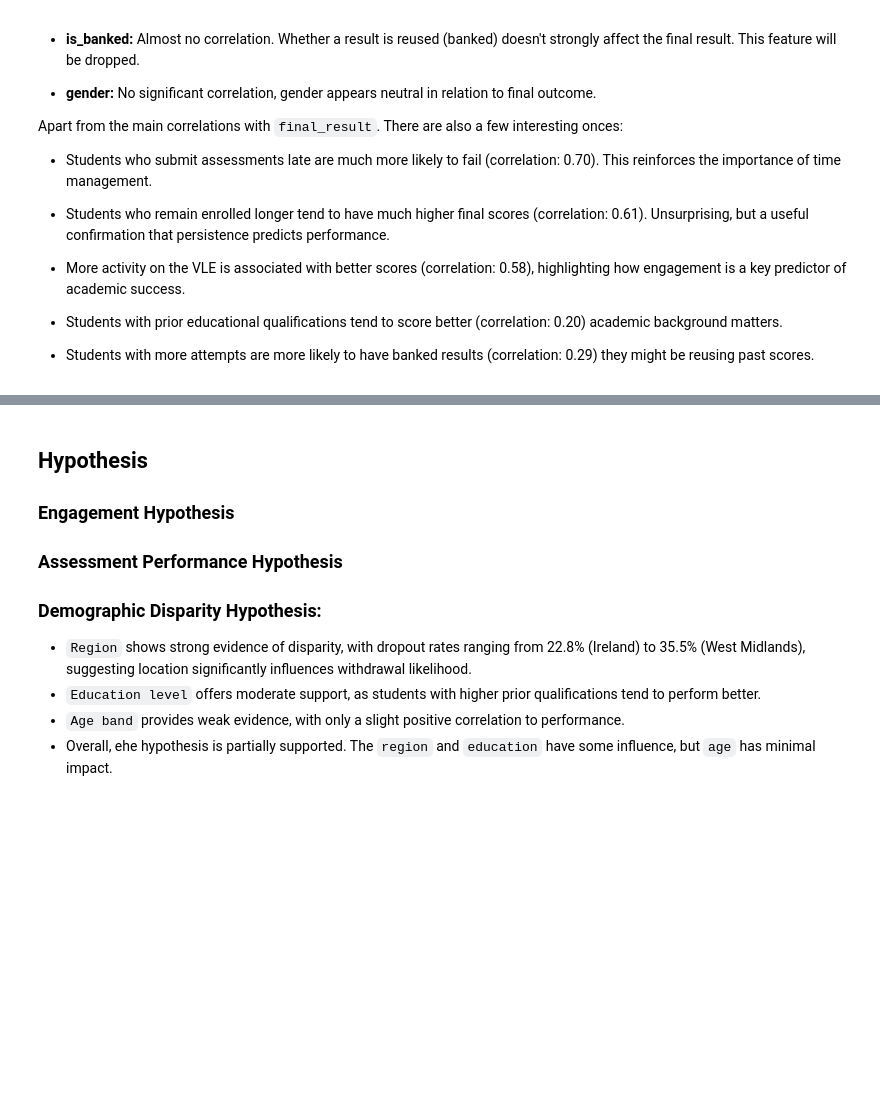
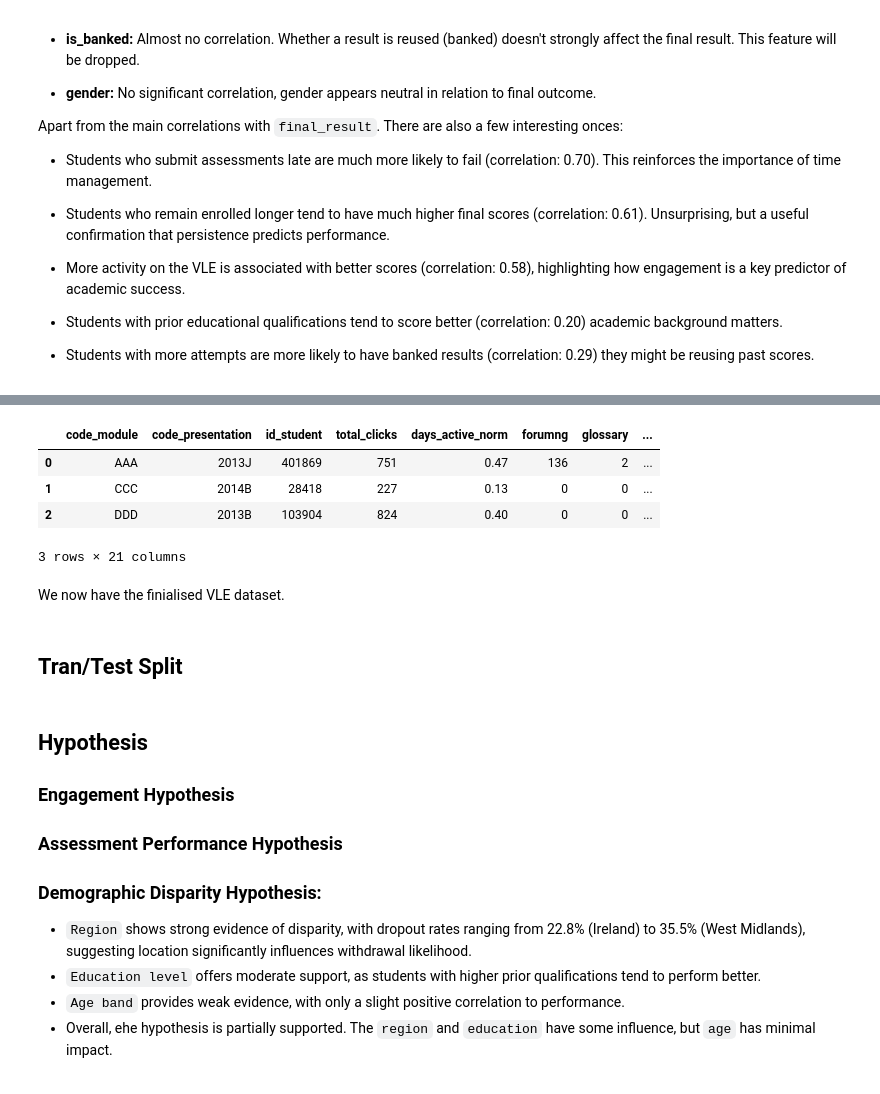
Before and after one commit to MScProjs/MScProject2025-Ali-Suhail, a Jupyter notebook: codes/jisc.ipynb, the cells around one changed output, grey strips where cells are left out. Cells and saved outputs as stored; diff of their text form; code cells hidden in the pictures; blank space fills up the shorter version.

```diff
--- a/codes/jisc.ipynb
+++ b/codes/jisc.ipynb
@@ -3117,0 +3314,16 @@ Apart from the main correlations with `final_result`. There are also a few inter
+# %%
+# Merge with the previously aggregated VLE dfs.
+vle_df_final = pd.merge(
+    vle_agg,  # total_clicks and num_days_active_norm
+    vle_activity_features,
+    on=['code_module', 'code_presentation', 'id_student'],
+    how='left'
+)
+
+vle_df_final
+# %% [output]
+|  | code_module | code_presentation | id_student | total_clicks | days_active_norm | forumng | glossary | ... |
+| 0 | AAA | 2013J | 401869 | 751 | 0.47 | 136 | 2 | ... |
+| 1 | CCC | 2014B | 28418 | 227 | 0.13 | 0 | 0 | ... |
+| 2 | DDD | 2013B | 103904 | 824 | 0.40 | 0 | 0 | ... |
+3 rows × 21 columns
@@ -3117,0 +3332,4 @@ Apart from the main correlations with `final_result`. There are also a few inter
+# %% [markdown]
+We now have the finialised VLE dataset.
+# %% [markdown]
+## Tran/Test Split
```
Also changed, not shown: parts of 29 cells of this notebook, 10 other files.
